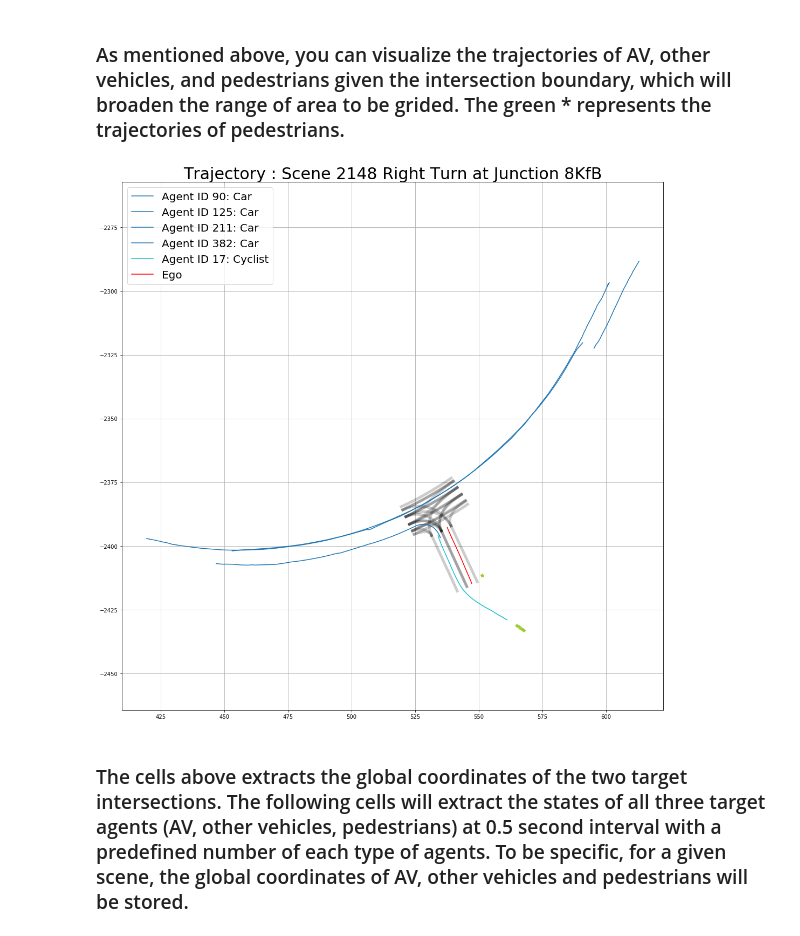
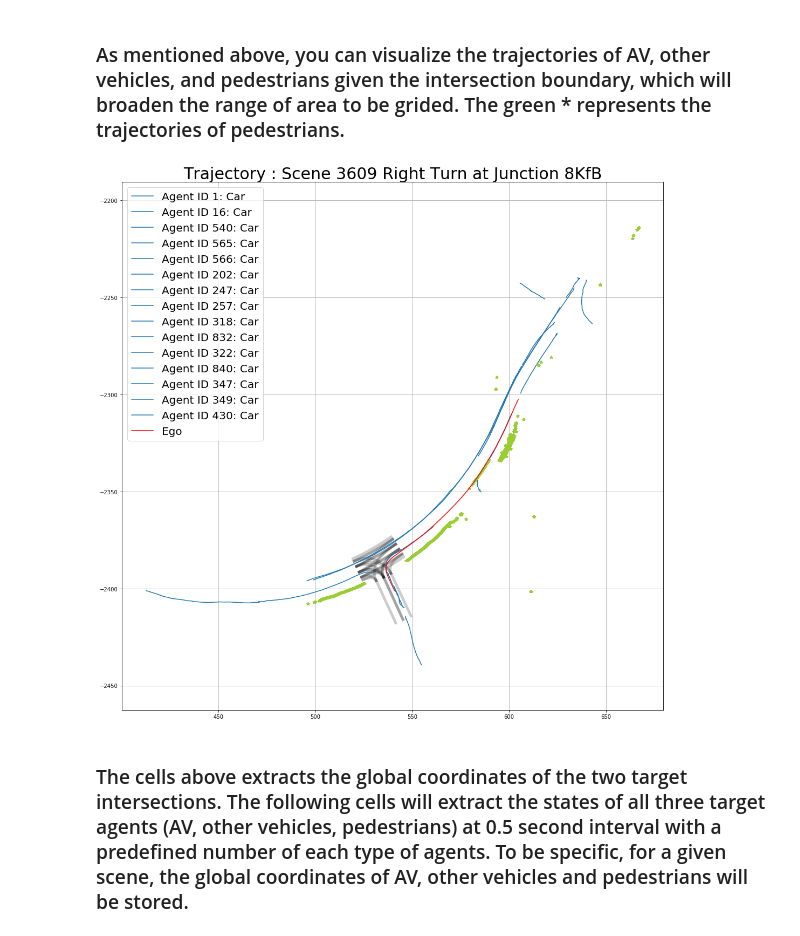
Before and after one commit to shuruiz/planning, a Jupyter notebook: extract_representation.ipynb, the cells around one changed output. Saved outputs shown, nothing was run; the diff lists cells and outputs as text; code cells hidden in the pictures.

```diff
--- a/extract_representation.ipynb
+++ b/extract_representation.ipynb
@@ -257,8 +233,8 @@ grid_boundary['8KfB']={'X':[450,600], 'Y':[-2450, -2300]}
 def get_grid(intersection_id,grid_boundary):
     x = grid_boundary[intersection_id]['X']
     y = grid_boundary[intersection_id]['Y']
-    x_ = np.linspace(x[0], x[1],500)
-    y_ = np.linspace(y[0], y[1],500)
+    x_ = np.linspace(x[0], x[1],150)
+    y_ = np.linspace(y[0], y[1],150)
     x_mesh, y_mesh = np.meshgrid(x_, y_)
     return x_mesh, y_mesh
 
@@ -359,10 +359,10 @@ def get_downsample(scene, Test, zarr_dataset, intersection_id, grid_boundary):
 
 
     # each frame is a 3D tensor: [3,40,150, 150]
-    tensor= np.zeros(shape=(3,40,150,150))
+    tensor= np.zeros(shape=(3,48,150,150))
     carid_to_fillvalue={}
     fill_value=0
-    sampling_id=range(0, 200,5)
+    sampling_id=range(0, 240,5)
     for car_idx, car_id in enumerate(car_id_list):
         for enum_idx, frame in enumerate(sampling_id):
             frame = frame_interval[0] + frame
@@ -405,7 +405,7 @@ def get_downsample(scene, Test, zarr_dataset, intersection_id, grid_boundary):
                         pedid_to_fillvalue[ped_id]=ped_fill_value
 
                     fill_x, fill_y =fill_coor[0],fill_coor[1]
-                    tensor[1][enum_idx][fill_x][fill_y]=fill_value
+                    tensor[1][enum_idx][fill_x][fill_y]=ped_fill_value
 #                     print("fillat",1,ped_id, enum_idx, fill_x, fill_y, ped_fill_value)
 
     cycid_to_fillvalue={}
@@ -429,7 +429,7 @@ def get_downsample(scene, Test, zarr_dataset, intersection_id, grid_boundary):
                         cycid_to_fillvalue[cyc_id]=cyc_fill_value
 
                     fill_x, fill_y =fill_coor[0],fill_coor[1]
-                    tensor[2][enum_idx][fill_x][fill_y]=fill_value
+                    tensor[2][enum_idx][fill_x][fill_y]=cyc_fill_value
 #                     print("fillat",1,cyc_id, enum_idx, fill_x, fill_y, cyc_fill_value)
 
 #     # return the state array with 0.5 second per time step
@@ -450,8 +450,8 @@ junction_lane_merge = np.load('ruixuan/target_scene_index/lane_merge/scene_index
 junction_8KfB = np.load('ruixuan/target_scene_index/8KfB/scene_index(8KfB)_Pedestrian.npy',allow_pickle = True)
 # %%
 final_tensor=[]
-for scene in junction_8KfB:
-    print("scene", scene)
+for _, scene in enumerate(junction_8KfB):
+    print("i-th, scene", _, scene)
     scene_tensor = get_downsample(scene, Test, zarr_dataset, '8KfB', grid_boundary=grid_boundary) # 3134
 
     if scene_tensor is None:
@@ -552,11 +574,11 @@ def plot_trajectory(intersection_id, scene, lane_list, junction_boundary):
     Test.trajectory_junction_visualize(scene, 'Pedestrian', intersection_id, lane_list[intersection_id])
 # %%
 # plot_trajectory('lane_merge', 7946, lane_list, junction_boundary)
-plot_trajectory('8KfB', 2148, lane_list, junction_boundary)
+plot_trajectory('8KfB', 3609, lane_list, junction_boundary)
 # [450-600]
 #[-2450, -2300]
 # %% [output]
-[figure, old version]
+[figure, new version]
 # %%
 # print(veh_traj.shape, ped_traj.shape, cyclist_traj.shape)
 # print(veh_traj[1].shape, veh_traj[1])
```
Also changed, not shown: parts of 8 cells of this notebook, 2 other files.
